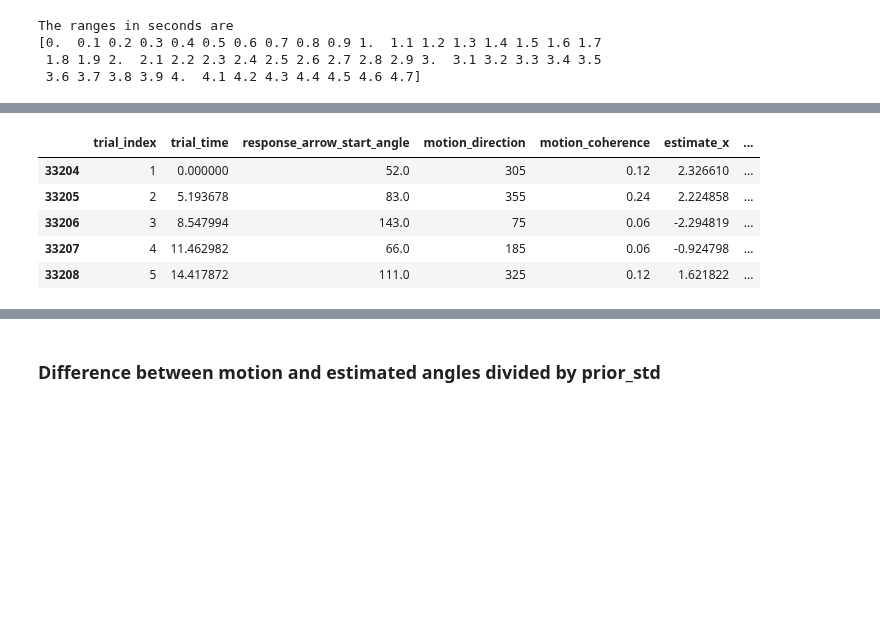
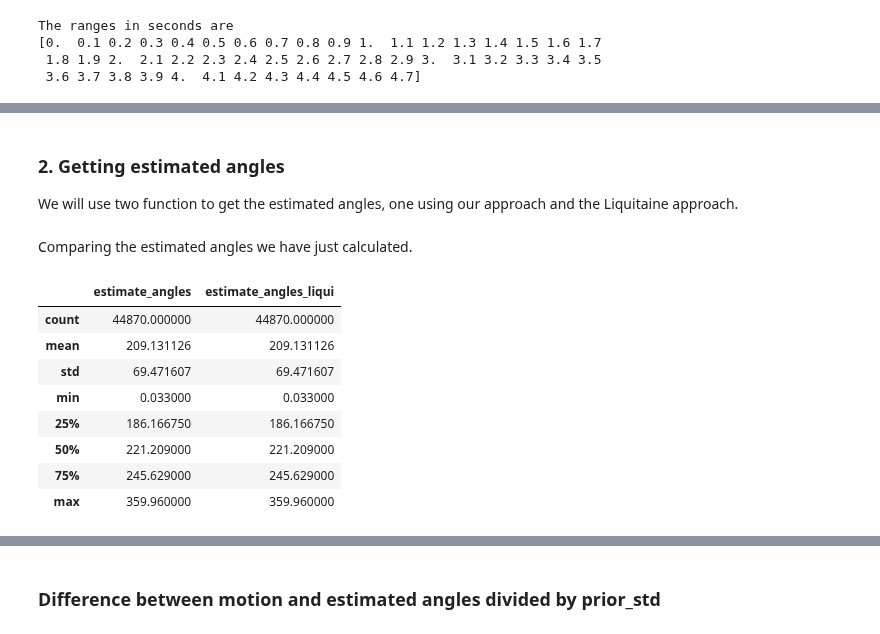
Before and after one commit to lucasbaldezzari/babesbayes-nma, a Jupyter notebook: coding/Issue4_Xiaoxiao.ipynb, the cells around one changed output, grey strips where cells are left out. Cells and saved outputs as stored; diff of their text form; code cells hidden in the pictures; blank space fills up the shorter version.

```diff
--- a/coding/Issue4_Xiaoxiao.ipynb
+++ b/coding/Issue4_Xiaoxiao.ipynb
@@ -83,9 +71,4 @@ data_processed.loc[:,'diff_angles'] = data_processed['motion_direction'] - data_
-# %%
-data_processed.head()
-# %% [output]
-|  | trial_index | trial_time | response_arrow_start_angle | motion_direction | motion_coherence | estimate_x | ... |
-| 33204 | 1 | 0.000000 | 52.0 | 305 | 0.12 | 2.326610 | ... |
-| 33205 | 2 | 5.193678 | 83.0 | 355 | 0.24 | 2.224858 | ... |
-| 33206 | 3 | 8.547994 | 143.0 | 75 | 0.06 | -2.294819 | ... |
-| 33207 | 4 | 11.462982 | 66.0 | 185 | 0.06 | -0.924798 | ... |
-| 33208 | 5 | 14.417872 | 111.0 | 325 | 0.12 | 1.621822 | ... |
+# %% [markdown]
+### 2. Getting estimated angles
+
+We will use two function to get the estimated angles, one using our approach and the Liquitaine approach.
@@ -91,0 +90,14 @@ data_processed.head()
+# %% [markdown]
+Comparing the estimated angles we have just calculated.
+# %%
+data_processed.loc[:,['estimate_angles',"estimate_angles_liqui"]].describe()
+# %% [output]
+|  | estimate_angles | estimate_angles_liqui |
+| count | 44870.000000 | 44870.000000 |
+| mean | 209.131126 | 209.131126 |
+| std | 69.471607 | 69.471607 |
+| min | 0.033000 | 0.033000 |
+| 25% | 186.166750 | 186.166750 |
+| 50% | 221.209000 | 221.209000 |
+| 75% | 245.629000 | 245.629000 |
+| max | 359.960000 | 359.960000 |
```
Also changed, not shown: parts of 12 cells of this notebook, 2 other files.
